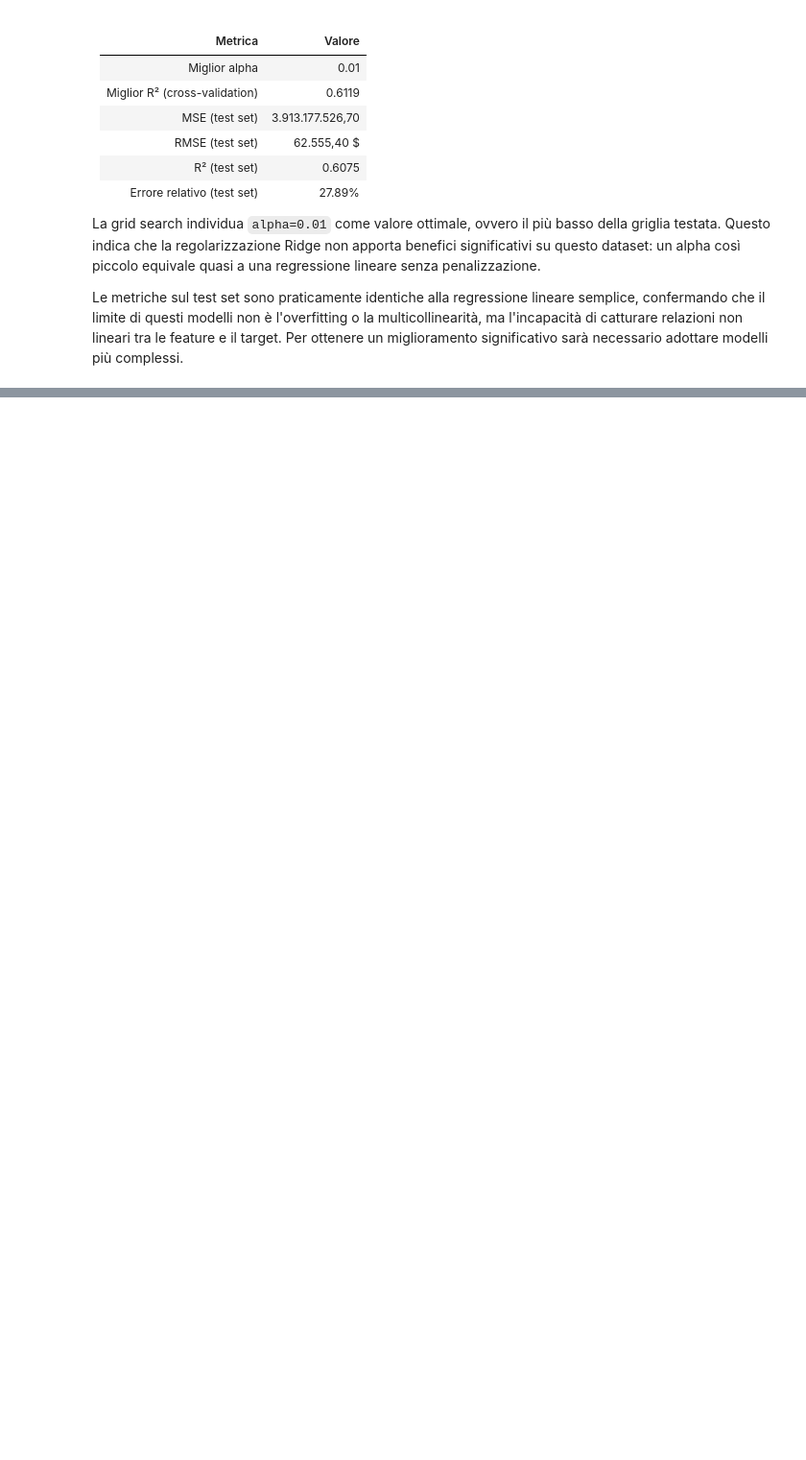
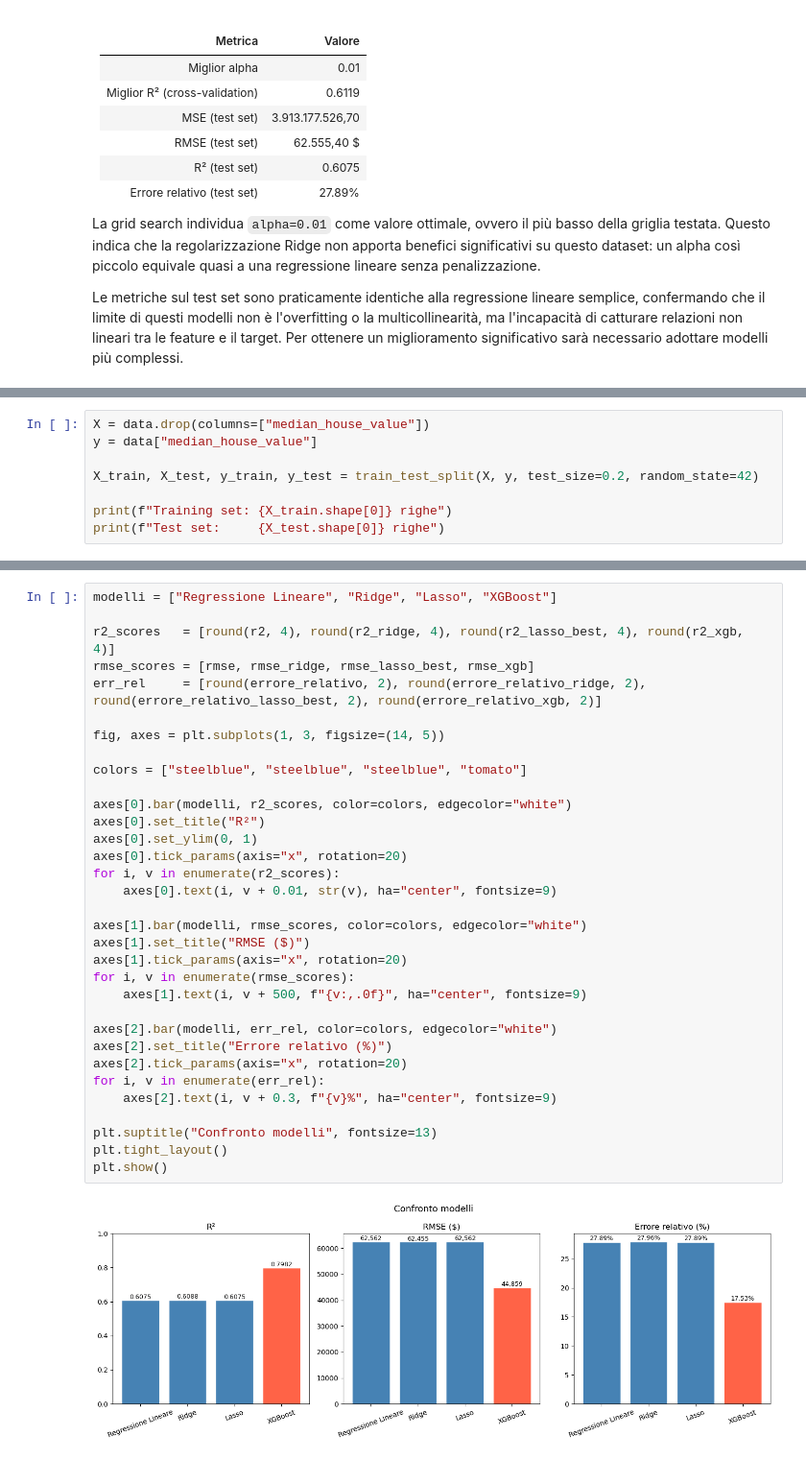
Before and after one commit to leodama04/progetto_data_intensive, a Jupyter notebook: progetto.ipynb, the cells around one changed output, grey strips where cells are left out. Shown at 96% size. Saved outputs shown, nothing was run; the diff lists cells and outputs as text; blank space fills up the shorter version.

Commit message:
LASSO and XGB added

```diff
--- a/progetto.ipynb
+++ b/progetto.ipynb
@@ -689,0 +802,8 @@ necessario adottare modelli più complessi.
+# %%
+X = data.drop(columns=["median_house_value"])
+y = data["median_house_value"]
+
+X_train, X_test, y_train, y_test = train_test_split(X, y, test_size=0.2, random_state=42)
+
+print(f"Training set: {X_train.shape[0]} righe")
+print(f"Test set:     {X_test.shape[0]} righe")
@@ -689,0 +924,35 @@ necessario adottare modelli più complessi.
+# %%
+modelli = ["Regressione Lineare", "Ridge", "Lasso", "XGBoost"]
+
+r2_scores   = [round(r2, 4), round(r2_ridge, 4), round(r2_lasso_best, 4), round(r2_xgb, 4)]
+rmse_scores = [rmse, rmse_ridge, rmse_lasso_best, rmse_xgb]
+err_rel     = [round(errore_relativo, 2), round(errore_relativo_ridge, 2), round(errore_relativo_lasso_best, 2), round(errore_relativo_xgb, 2)]
+
+fig, axes = plt.subplots(1, 3, figsize=(14, 5))
+
+colors = ["steelblue", "steelblue", "steelblue", "tomato"]
+
+axes[0].bar(modelli, r2_scores, color=colors, edgecolor="white")
+axes[0].set_title("R²")
+axes[0].set_ylim(0, 1)
+axes[0].tick_params(axis="x", rotation=20)
+for i, v in enumerate(r2_scores):
+    axes[0].text(i, v + 0.01, str(v), ha="center", fontsize=9)
+
+axes[1].bar(modelli, rmse_scores, color=colors, edgecolor="white")
+axes[1].set_title("RMSE ($)")
+axes[1].tick_params(axis="x", rotation=20)
+for i, v in enumerate(rmse_scores):
+    axes[1].text(i, v + 500, f"{v:,.0f}", ha="center", fontsize=9)
+
+axes[2].bar(modelli, err_rel, color=colors, edgecolor="white")
+axes[2].set_title("Errore relativo (%)")
+axes[2].tick_params(axis="x", rotation=20)
+for i, v in enumerate(err_rel):
+    axes[2].text(i, v + 0.3, f"{v}%", ha="center", fontsize=9)
+
+plt.suptitle("Confronto modelli", fontsize=13)
+plt.tight_layout()
+plt.show()
+# %% [output]
+[figure, added]
```
Also changed, not shown: parts of 15 cells of this notebook.
